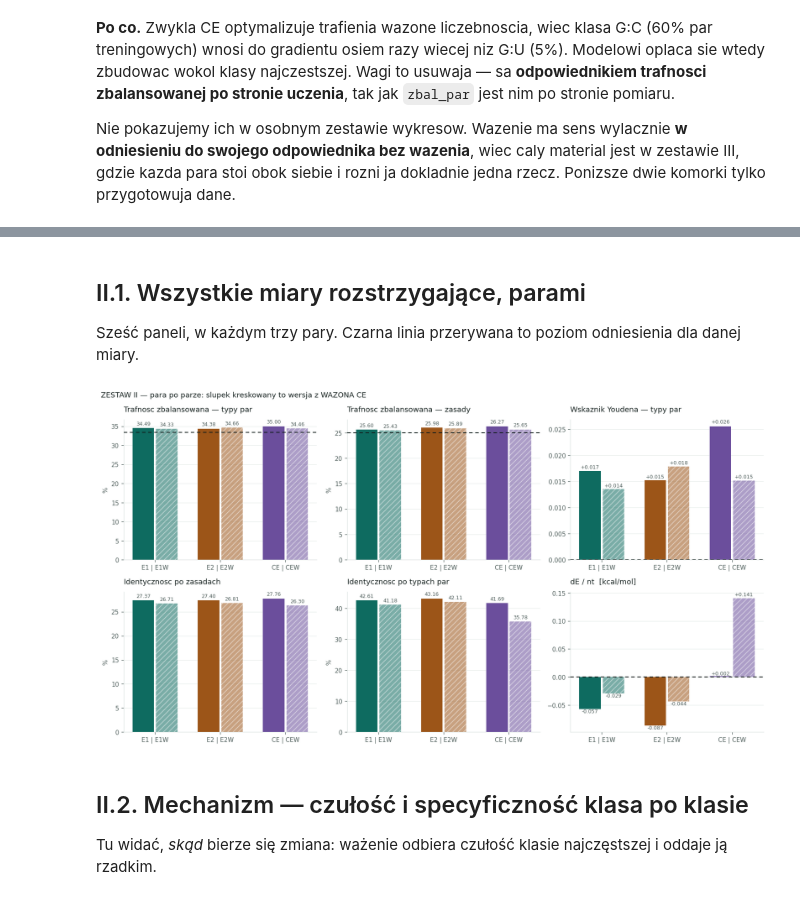
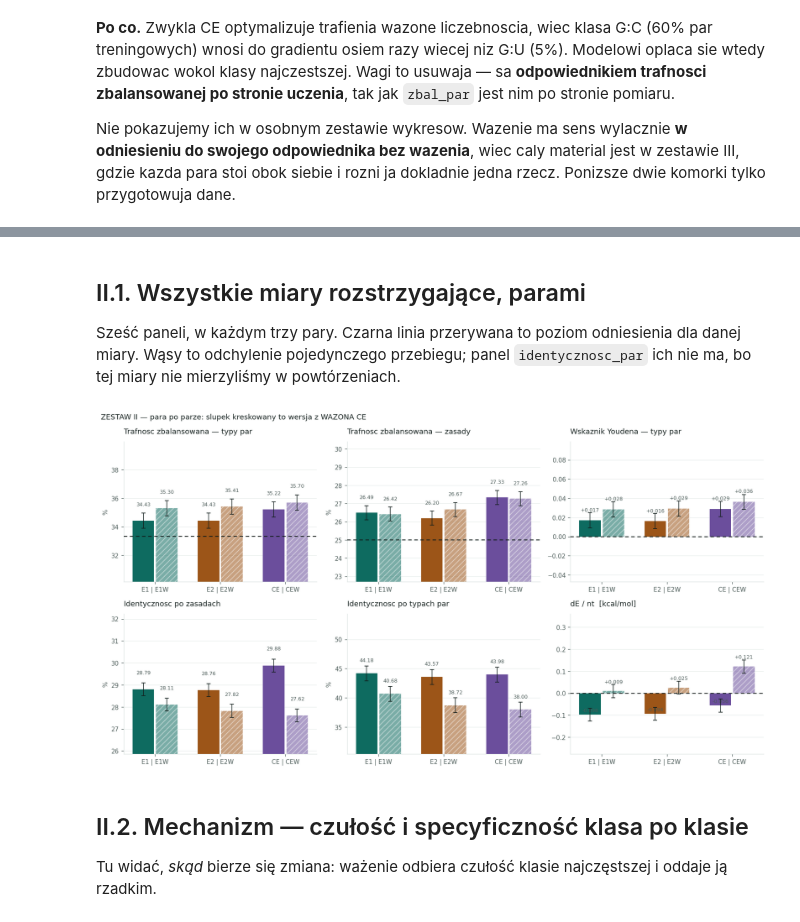
Before and after one commit to nikakoga/RNA-inverse-folding, a Jupyter notebook: notebooks/02_wyniki.ipynb, the cells around one changed output, grey strips where cells are left out. Cells and saved outputs as stored; diff of their text form; code cells hidden in the pictures.

```diff
--- a/notebooks/02_wyniki.ipynb
+++ b/notebooks/02_wyniki.ipynb
@@ -312,15 +424,25 @@ fig, axs = plt.subplots(1, 2, figsize=(12, 4.2))
 for ax, kol, poziom, tyt in ((axs[0], "zbal_par", LOSOWO_PAR, "Typy par (G:C, A:U, G:U)"),
                              (axs[1], "zbal_zasady", LOSOWO_ZAS, "Zasady w petlach (A, C, G, U)")):
     v = [float(nat[nat.etykieta == l][kol].iloc[0]) for l in MODELE_LAB]
-    b = ax.bar(range(len(MODELE_LAB)), v, 0.55, color=[KOL[l] for l in MODELE_LAB], zorder=3)
+    # Was = odchylenie POJEDYNCZEGO przebiegu. Slupki rozniace sie mniej niz 2*s*sqrt(2)
+    # sa nierozroznialne — to wiecej niz zachodzenie wasow na siebie.
+    b = ax.bar(range(len(MODELE_LAB)), v, 0.55, color=[KOL[l] for l in MODELE_LAB], zorder=3,
+               yerr=SIGMA.get(kol), capsize=4, ecolor=INK, error_kw={"lw": 1.1, "zorder": 5})
     for r, vv in zip(b, v):
-        ax.text(r.get_x() + r.get_width() / 2, vv + 0.3, f"{vv:.1f}", ha="center",
-                fontsize=9, color=INK2)
+        ax.text(r.get_x() + r.get_width() / 2, vv + SIGMA.get(kol, 0) + 0.3, f"{vv:.1f}",
+                ha="center", fontsize=9, color=INK2)
+    ax.text(0.995, 0.02, "os przycieta — slupki nie zaczynaja sie od zera",
+            transform=ax.transAxes, ha="right", fontsize=7, color=INK2, style="italic")
     # Linia odniesienia: poziom losowy, czyli 1/3 dla typow par i 1/4 dla zasad.
     ax.axhline(poziom, color=INK, lw=1.3, ls=(0, (4, 3)), zorder=4)
     ax.set_xticks(range(len(MODELE_LAB)))
     ax.set_xticklabels(MODELE_LAB, fontsize=9)
-    ax.set_ylim(0, max(v + [poziom]) * 1.28)
+    # OS PRZYCIETA. Was ma dlugosc 0,167, a slupki stoja na wysokosci ~35 — na osi od zera
+    # bylby cienszy niz linia i caly pomiar szumu bylby niewidoczny. Dolna granica to poziom
+    # losowy, ktory i tak jest wlasciwym punktem odniesienia: liczy sie odleglosc OD NIEGO,
+    # a nie dlugosc slupka.
+    s_ = SIGMA.get(kol, 0)
+    ax.set_ylim(poziom - 6 * s_, max(v) + 8 * s_)
     styl(ax, tyt, "trafnosc zbalansowana [%]")
 fig.suptitle("Trafnosc zbalansowana — czulosc usredniona po klasach, bez wagi",
              color=INK, fontsize=11, x=0.008, ha="left")
@@ -451,9 +569,9 @@ S = baza.secondary_structure.iloc[idx].tolist()
 Q = baza.sequence.iloc[idx].tolist()
 
 # (etykieta, checkpoint, dekodowanie) — dekodowanie MUSI zgadzac sie z trybem treningu.
-MODELE = [("E1", "checkpoints/e1_sklad_tv.pt", "probkowanie"),
-          ("E2", "checkpoints/e2_sklad_progi.pt", "probkowanie"),
-          ("CE", "checkpoints/ce_sama_ce.pt", "probkowanie")]
+MODELE = [("E1", "checkpoints/e1_sklad_tv.pt", "argmax"),
+          ("E2", "checkpoints/e2_sklad_progi.pt", "argmax"),
+          ("CE", "checkpoints/ce_sama_ce.pt", "argmax")]
 
 # Baseline generujemy tak samo jak reszte, zeby byl na wykresach skladu obok modeli.
 random.seed(0)
@@ -615,10 +733,10 @@ genw = {"baseline": gen["baseline"]}   # ten sam baseline co wyzej
 for lab, ck in MODELE_W_CK:
     if (Path.cwd().parent / ck).exists():
         mw, _ = wczytaj_model(ck, dev)
-        genw[lab] = generuj(mw, S, dev, dekodowanie="probkowanie", seed=0)
+        genw[lab] = generuj(mw, S, dev, dekodowanie="argmax")
         del mw
         torch.cuda.empty_cache()
-        print(f"{lab:<9} probkowanie")
+        print(f"{lab:<9} argmax")
     else:
         print(f"brak {ck}")
 # %% [output]
@@ -716,42 +829,51 @@ REFERENCJA                                                0.484     0.309
 # %% [markdown]
 ## II.1. Wszystkie miary rozstrzygające, parami
 
-Sześć paneli, w każdym trzy pary. Czarna linia przerywana to poziom odniesienia dla danej miary.
+Sześć paneli, w każdym trzy pary. Czarna linia przerywana to poziom odniesienia dla danej miary. Wąsy to odchylenie pojedynczego przebiegu; panel `identycznosc_par` ich nie ma, bo tej miary nie mierzyliśmy w powtórzeniach.
 # %%
 MIARY = [
     ("zbal_par",       "Trafnosc zbalansowana — typy par",      "%",   LOSOWO_PAR),
     ("zbal_zasady",    "Trafnosc zbalansowana — zasady",        "%",   LOSOWO_ZAS),
     ("youden_par",     "Wskaznik Youdena — typy par",           "",    0.0),
     ("identycznosc_nt", "Identycznosc po zasadach",             "%",   None),
     ("identycznosc_par", "Identycznosc po typach par",          "%",   None),
     ("dE_nt",          "dE / nt  [kcal/mol]",                   "",    0.0),
 ]
 
 fig, axs = plt.subplots(2, 3, figsize=(14, 7.6))
 for ax, (kol, tyt, jed, poziom) in zip(axs.ravel(), MIARY):
     x = np.arange(len(PARY))
     for k, (a, b, kolor) in enumerate(PARY):
         for j, l in enumerate((a, b)):
             r = WIERSZ[l]
             if r is None:
                 continue
             v = youden(r, ("GC", "AU", "GU")) / 100 if kol == "youden_par" else float(r[kol])
             ax.bar(x[k] + (j - 0.5) * 0.36, v, 0.33, color=kolor,
                    alpha=1.0 if j == 0 else 0.55,
-                   hatch="" if j == 0 else "///", edgecolor="white", linewidth=0, zorder=3)
-            ax.text(x[k] + (j - 0.5) * 0.36, v + (0.012 * abs(v) if v else 0.001),
+                   hatch="" if j == 0 else "///", edgecolor="white", linewidth=0, zorder=3,
+                   yerr=SIGMA.get(kol), capsize=3, ecolor=INK,
+                   error_kw={"lw": 0.9, "zorder": 5})
+            ax.text(x[k] + (j - 0.5) * 0.36, v + SIGMA.get(kol, 0) + (0.012 * abs(v) if v else 0.001),
                     f"{v:.2f}" if jed else f"{v:+.3f}", ha="center", va="bottom" if v >= 0 else "top",
                     fontsize=7.5, color=INK2)
     if poziom is not None:
         ax.axhline(poziom, color=INK, lw=1.3, ls=(0, (4, 3)), zorder=4)
+    # Os przycieta z tego samego powodu co w zestawie I — inaczej wasow nie widac.
+    s_ = SIGMA.get(kol)
+    if s_:
+        w_ = [youden(WIERSZ[l], ("GC", "AU", "GU")) / 100 if kol == "youden_par"
+              else float(WIERSZ[l][kol]) for p_ in PARY for l in p_[:2] if WIERSZ[l] is not None]
+        dol = min(w_ + ([poziom] if poziom is not None else []))
+        ax.set_ylim(dol - 6 * s_, max(w_) + 8 * s_)
     ax.set_xticks(x)
     ax.set_xticklabels([f"{a} | {b}" for a, b, _ in PARY], fontsize=9)
     styl(ax, tyt, jed)
 fig.suptitle("ZESTAW II — para po parze: slupek kreskowany to wersja z WAZONA CE",
              color=INK, fontsize=11, x=0.008, ha="left")
 fig.tight_layout()
 # %% [output]
-[figure, old version]
+[figure, new version]
 # %% [markdown]
 ## II.2. Mechanizm — czułość i specyficzność klasa po klasie
 
```
Also changed, not shown: parts of 28 cells of this notebook, 39 other files.
